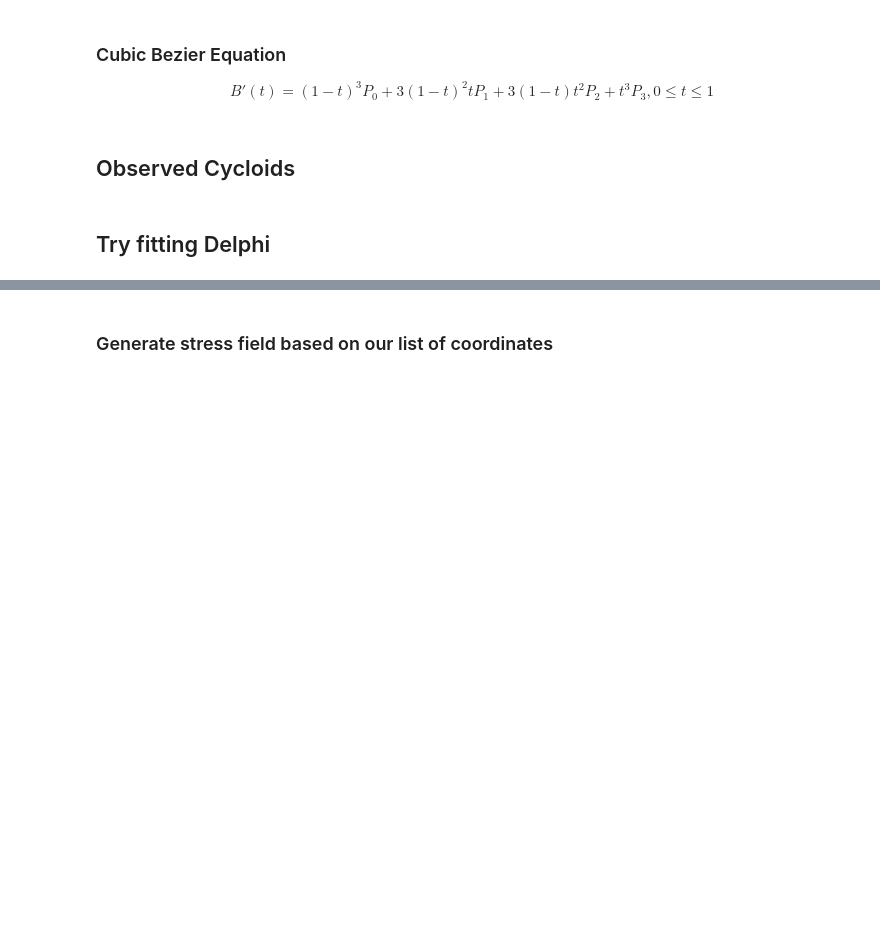
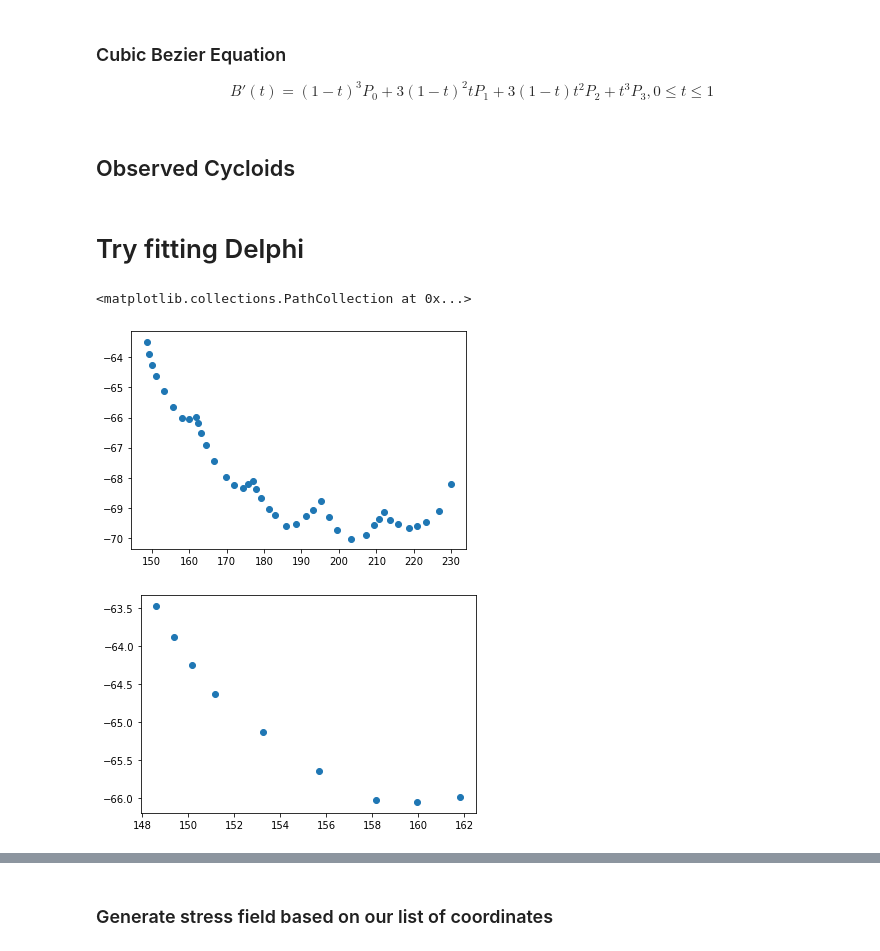
Before and after one commit to ssajous/europa-cycloids, a Jupyter notebook: src/Sample.ipynb, the cells around one changed output, grey strips where cells are left out. Drawn from its saved outputs; the diff is of its cells as text; code cells hidden in the pictures; blank space fills up the shorter version.

```diff
--- a/src/Sample.ipynb
+++ b/src/Sample.ipynb
@@ -515,27 +534,43 @@ points
 # %%
 controls
 # %% [markdown]
-## Try fitting Delphi
+# Try fitting Delphi
 # %%
 import pandas as pd
 import matplotlib.pyplot as plt
 import numpy as np
 import curves.bezier as bezier
 import curves.fitCurves as fit
+import curves.fitArcs as fitArcs
+import StressTools as tools
 
 def round_heading(value, base=5):
     return base * round(value / base)
 
+def calculate_loss(frame):
+    diffs = np.diff(frame.sort_values('pointNumber')['pointNumber'])
+
+    edges = frame.iloc[[0, -1]]
+    startDiff = edges.iloc[0].pointNumber - 1
+    endDiff = 100 - edges.iloc[1].pointNumber
+
+    diffs = np.append(diffs, [startDiff, endDiff])
+    return max(diffs)
+
 TOLERANCE = 1
 
-df = pd.read_csv("./obsData/DelphiLonLatAT.txt", header=None, sep=' ', names=['lon', 'lat'])
+delphi = pd.read_csv("./obsData/DelphiLonLatAT.txt", header=None, sep=' ', names=['lon', 'lat'])
+delphi = delphi.sort_values(['lon', 'lat'])
 
-firstArc = df.sort_values(['lon', 'lat'])[0:9]
-plt.scatter(df['lon'], df['lat'])
+plt.scatter(delphi['lon'], delphi['lat'])
 
 plt.figure()
 
 plt.scatter(firstArc['lon'], firstArc['lat'])
+# %% [output]
+<matplotlib.collections.PathCollection at 0x...>
+[figure, added]
+[figure, added]
 # %%
 points = np.array(firstArc)
 
```
Also changed, not shown: parts of 43 cells of this notebook, 4 other files.
